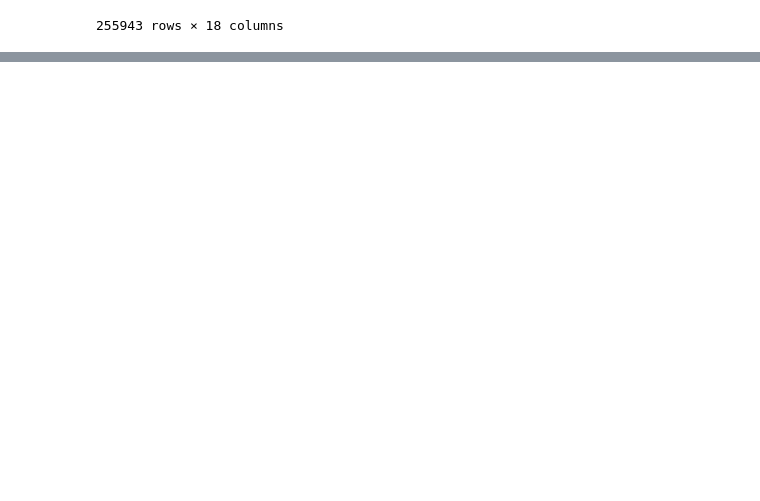
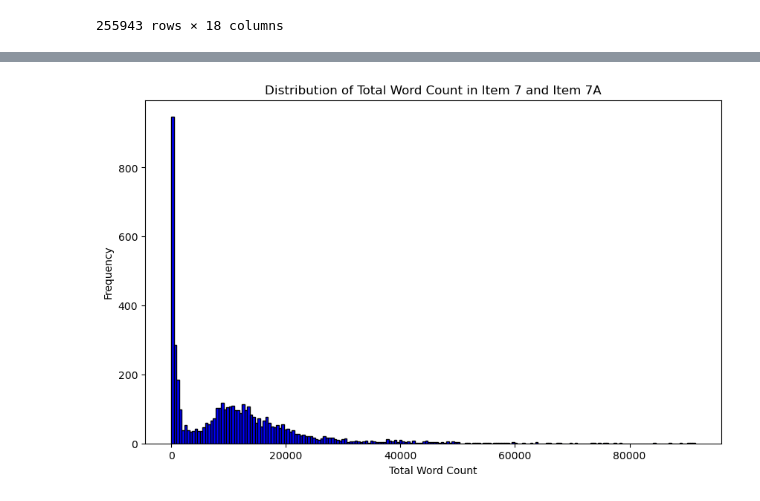
Before and after one commit to wanjeans33/10ksentimentalanalysis, a Jupyter notebook: 10kdata_wrangling.ipynb, the cells around one changed output, grey strips where cells are left out. Saved outputs shown, nothing was run; the diff lists cells and outputs as text; code cells hidden in the pictures; blank space fills up the shorter version.

```diff
--- a/10kdata_wrangling.ipynb
+++ b/10kdata_wrangling.ipynb
@@ -520,0 +556,9 @@ df_10ksp_filtered2
+# %%
+#above codes show that there are 1722 samples that include content after item 8, we should delete them
+import re
+
+for col in ['Item 7 Content', 'Item 7A Content']:
+    df_10ksp_filtered1[col] = df_10ksp_filtered1[col].apply(lambda x: re.sub(r'(?i)Item 8.*', '', x))
+
+# Displaying the updated DataFrame
+print(df_10ksp_filtered1)
@@ -520,0 +639,15 @@ df_10ksp_filtered2
+# %%
+#so 473 samples have content 7a within the column 7
+import re
+
+for col in ['Item 7 Content']:
+    df_10ksp_filtered1[col] = df_10ksp_filtered1[col].apply(lambda x: re.sub(r'(?i)Item 7A.*', '', x))
+
+item_7a_df = df_10ksp_filtered1[df_10ksp_filtered1['Item 7 Content'].str.contains('Item 7A', case=False) |
+                               df_10ksp_filtered1['Item 7 Content'].str.contains('Item 7a', case=False) |
+                                df_10ksp_filtered1['Item 7 Content'].str.contains('ITEM 7A', case=False) |
+                                df_10ksp_filtered1['Item 7 Content'].str.contains('ITEM 7a', case=False) |
+                                df_10ksp_filtered1['Item 7 Content'].str.contains('item 7A', case=False) |
+                                df_10ksp_filtered1['Item 7 Content'].str.contains('item 7a', case=False) ]
+
+item_7a_df.info()
@@ -520,0 +672,15 @@ df_10ksp_filtered2
+# %%
+# Further filter out the samples without enough content. To be able to that, create a column to count the words number of item7 and item 7A
+df_10ksp_filtered2=df_10ksp_filtered1.copy()
+df_10ksp_filtered2['Item 7 Word Count'] = df_10ksp_filtered2['Item 7 Content'].apply(lambda x: len(x.split()))
+df_10ksp_filtered2['Item 7A Word Count'] = df_10ksp_filtered2['Item 7A Content'].apply(lambda x: len(x.split()))
+df_10ksp_filtered2['Total Word Count'] = df_10ksp_filtered2['Item 7 Word Count'] + df_10ksp_filtered2['Item 7A Word Count']
+import matplotlib.pyplot as plt
+plt.figure(figsize=(10, 6))
+plt.hist(df_10ksp_filtered2['Total Word Count'], bins=200, color='blue', edgecolor='black')
+plt.title('Distribution of Total Word Count in Item 7 and Item 7A')
+plt.xlabel('Total Word Count')
+plt.ylabel('Frequency')
+plt.show()
+# %% [output]
+[figure, added]
```
Also changed, not shown: parts of 24 cells of this notebook.
